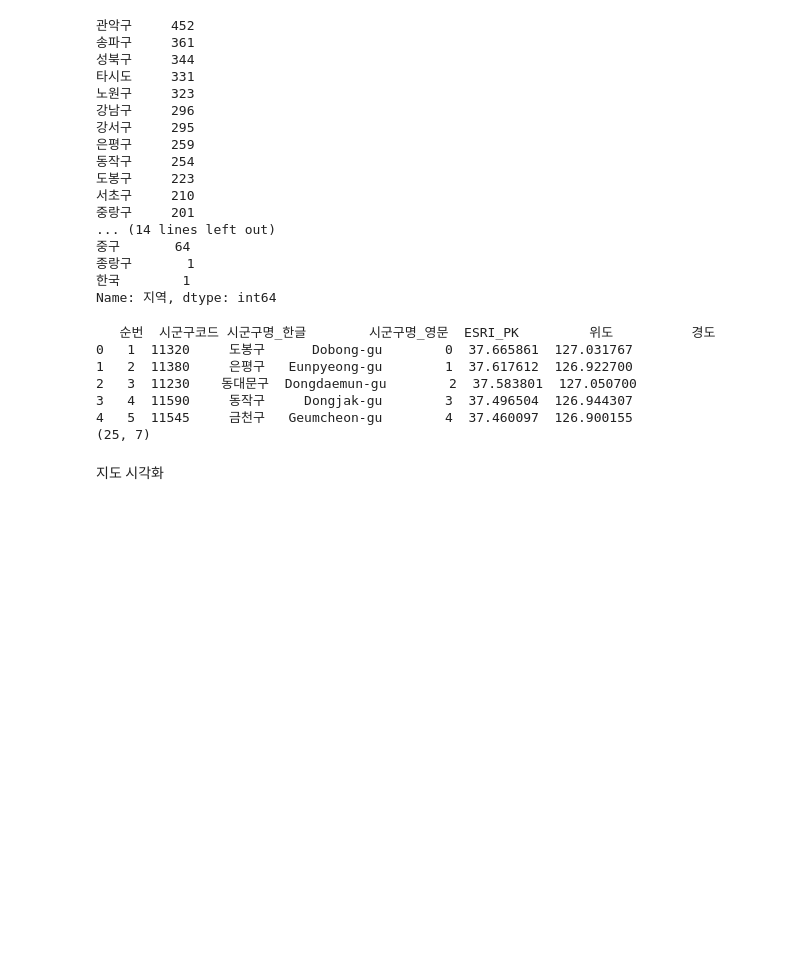
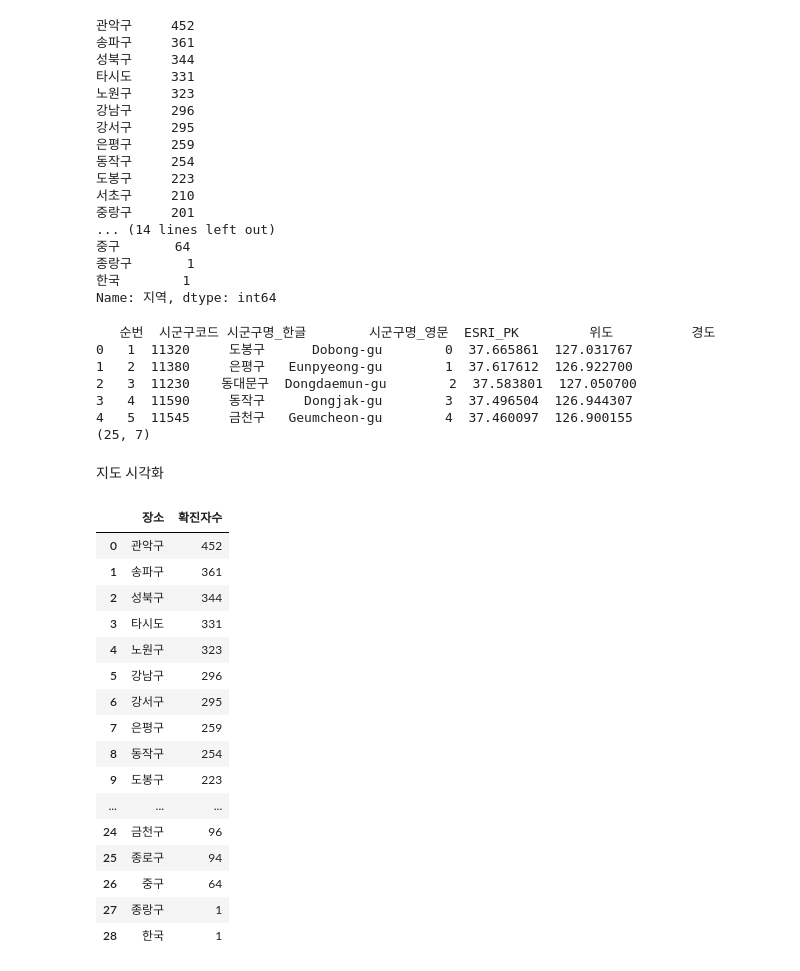
Before and after one commit to JJay1010/K-software_-, a Jupyter notebook: Hyeon-Tae_Hwang/Covid.ipynb, the cells around one changed output. Saved outputs shown, nothing was run; the diff lists cells and outputs as text; code cells hidden in the pictures; blank space fills up the shorter version.

```diff
--- a/Hyeon-Tae_Hwang/Covid.ipynb
+++ b/Hyeon-Tae_Hwang/Covid.ipynb
@@ -169,0 +228,25 @@ print(area.shape)
+# %%
+df_area = pd.DataFrame(cases.지역.value_counts(dropna=False))
+
+
+df_area = df_area.reset_index()
+df_area.columns = ['장소','확진자수']
+df_area
+# %% [output]
+|  | 장소 | 확진자수 |
+| 0 | 관악구 | 452 |
+| 1 | 송파구 | 361 |
+| 2 | 성북구 | 344 |
+| 3 | 타시도 | 331 |
+| 4 | 노원구 | 323 |
+| 5 | 강남구 | 296 |
+| 6 | 강서구 | 295 |
+| 7 | 은평구 | 259 |
+| 8 | 동작구 | 254 |
+| 9 | 도봉구 | 223 |
+| ... | ... | ... |
+| 24 | 금천구 | 96 |
+| 25 | 종로구 | 94 |
+| 26 | 중구 | 64 |
+| 27 | 종랑구 | 1 |
+| 28 | 한국 | 1 |
```
Also changed, not shown: parts of 29 cells of this notebook.
